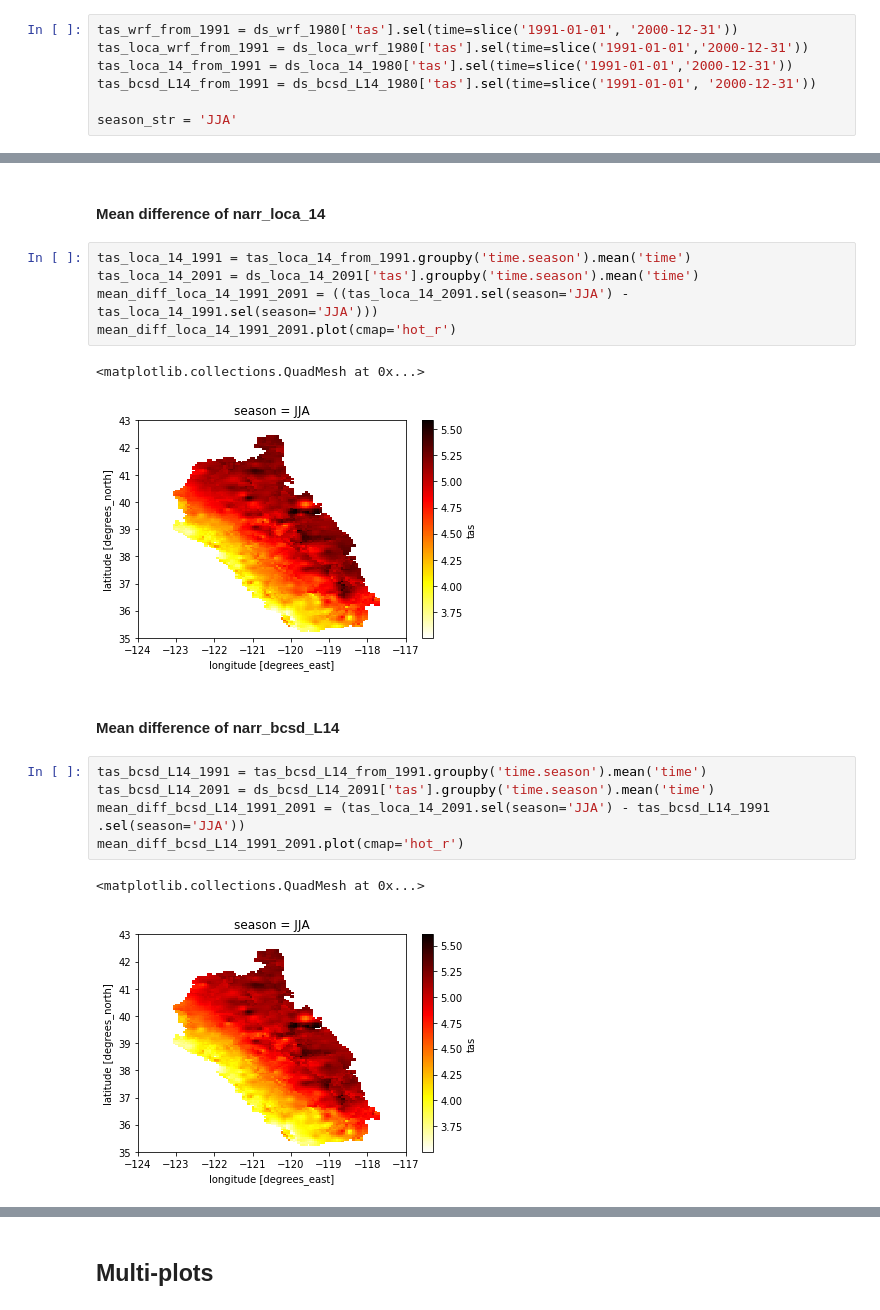
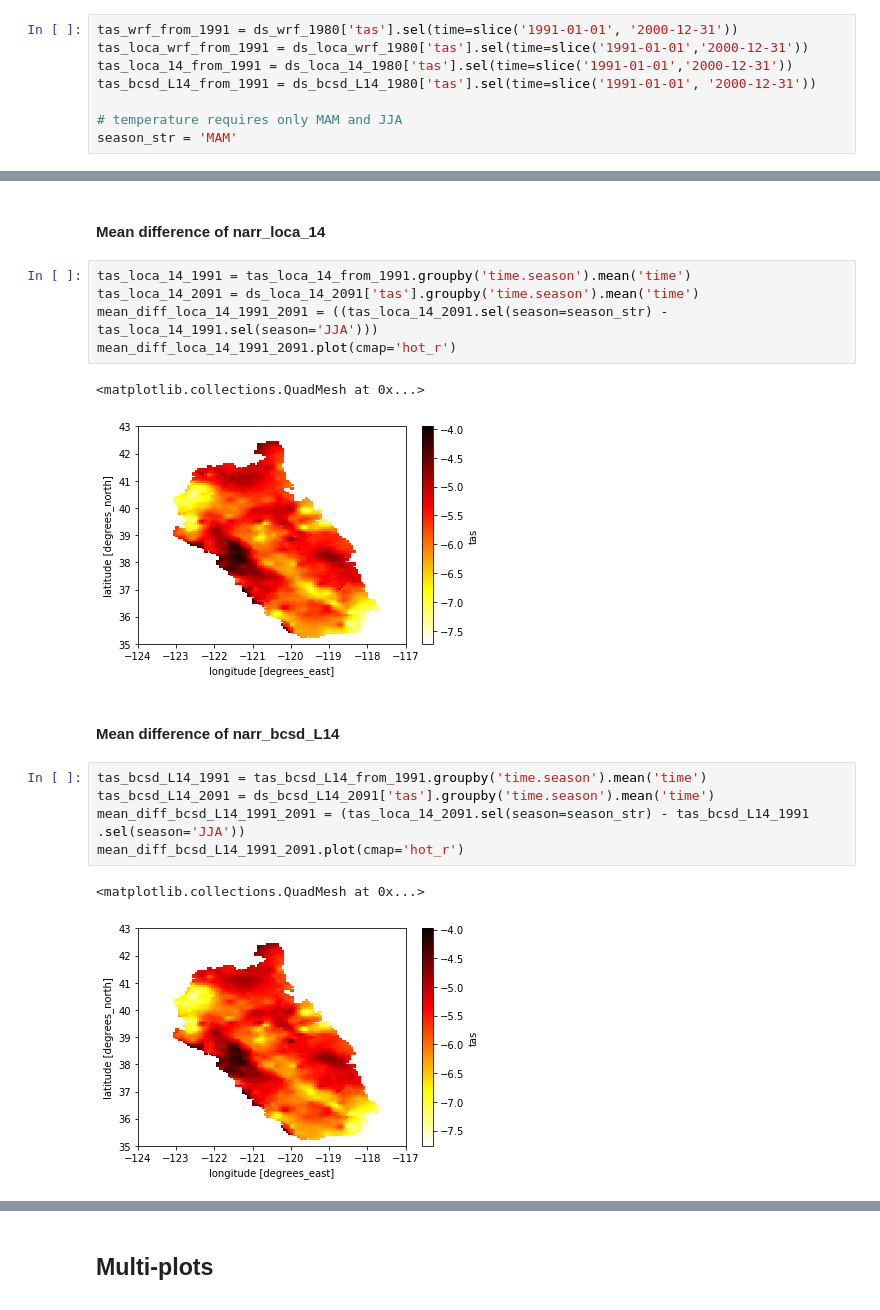
Before and after one commit to raghavgr/DOE-Hydro, a Jupyter notebook: Temperature with Mean Difference.ipynb, the cells around one changed output, grey strips where cells are left out. Drawn from its saved outputs; the diff is of its cells as text.

```diff
--- a/Temperature with Mean Difference.ipynb
+++ b/Temperature with Mean Difference.ipynb
@@ -46,7 +46,8 @@ tas_loca_wrf_from_1991 = ds_loca_wrf_1980['tas'].sel(time=slice('1991-01-01','20
 tas_loca_14_from_1991 = ds_loca_14_1980['tas'].sel(time=slice('1991-01-01','2000-12-31'))
 tas_bcsd_L14_from_1991 = ds_bcsd_L14_1980['tas'].sel(time=slice('1991-01-01', '2000-12-31'))
 
-season_str = 'JJA'
+# temperature requires only MAM and JJA
+season_str = 'MAM'
 # %% [markdown]
 #### Mean difference of narr_wrf
 # %%
@@ -93,18 +78,18 @@ Coordinates:
 # %%
 tas_loca_14_1991 = tas_loca_14_from_1991.groupby('time.season').mean('time')
 tas_loca_14_2091 = ds_loca_14_2091['tas'].groupby('time.season').mean('time')
-mean_diff_loca_14_1991_2091 = ((tas_loca_14_2091.sel(season='JJA') - tas_loca_14_1991.sel(season='JJA')))
+mean_diff_loca_14_1991_2091 = ((tas_loca_14_2091.sel(season=season_str) - tas_loca_14_1991.sel(season='JJA')))
 mean_diff_loca_14_1991_2091.plot(cmap='hot_r')
 # %% [output]
 <matplotlib.collections.QuadMesh at 0x...>
-[figure, old version]
+[figure, new version]
 # %% [markdown]
 #### Mean difference of narr_bcsd_L14
 # %%
 tas_bcsd_L14_1991 = tas_bcsd_L14_from_1991.groupby('time.season').mean('time')
 tas_bcsd_L14_2091 = ds_bcsd_L14_2091['tas'].groupby('time.season').mean('time')
-mean_diff_bcsd_L14_1991_2091 = (tas_loca_14_2091.sel(season='JJA') - tas_bcsd_L14_1991 .sel(season='JJA'))
+mean_diff_bcsd_L14_1991_2091 = (tas_loca_14_2091.sel(season=season_str) - tas_bcsd_L14_1991 .sel(season='JJA'))
 mean_diff_bcsd_L14_1991_2091.plot(cmap='hot_r')
 # %% [output]
 <matplotlib.collections.QuadMesh at 0x...>
-[figure, old version]
+[figure, new version]
```
Also changed, not shown: parts of 10 cells of this notebook, 14 other files.
